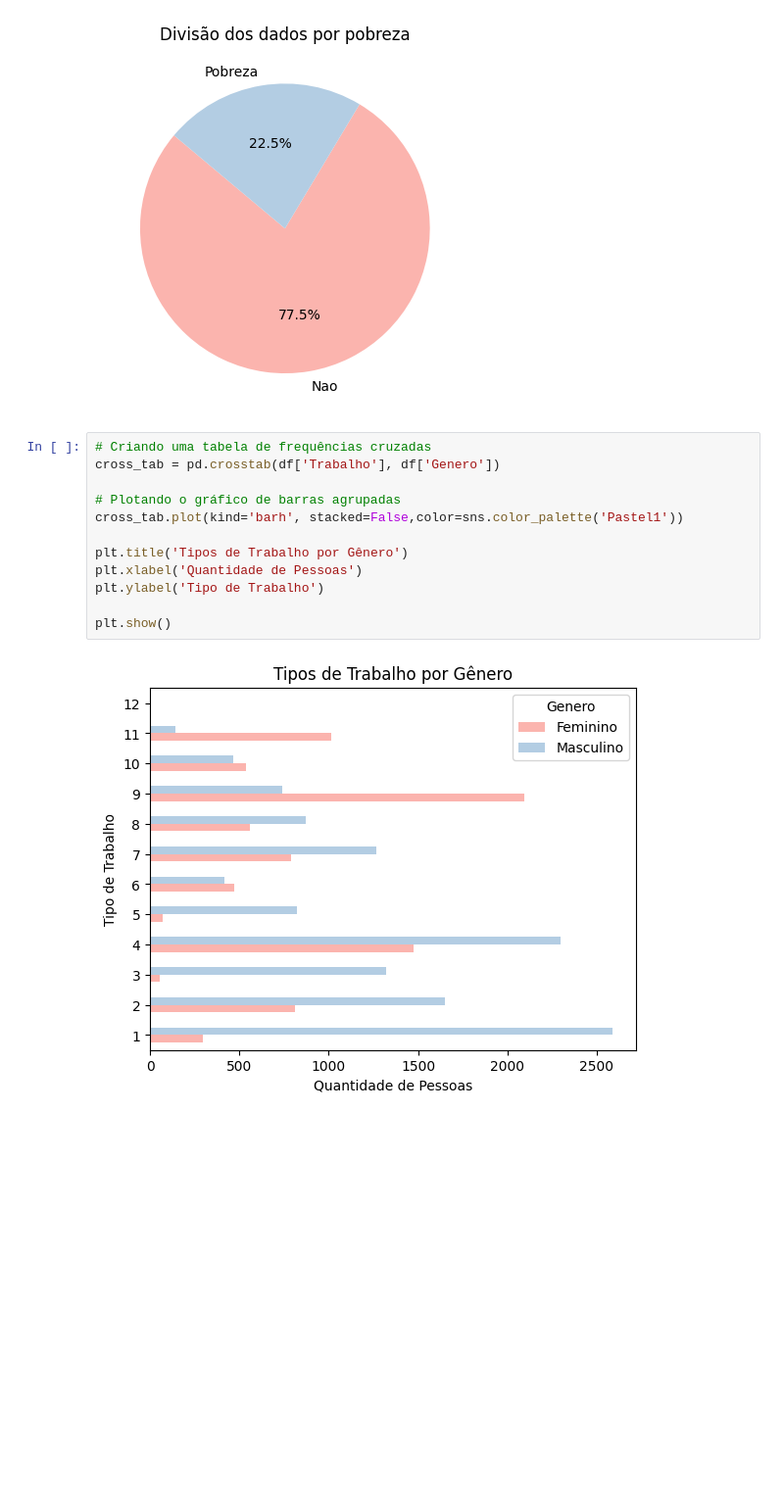
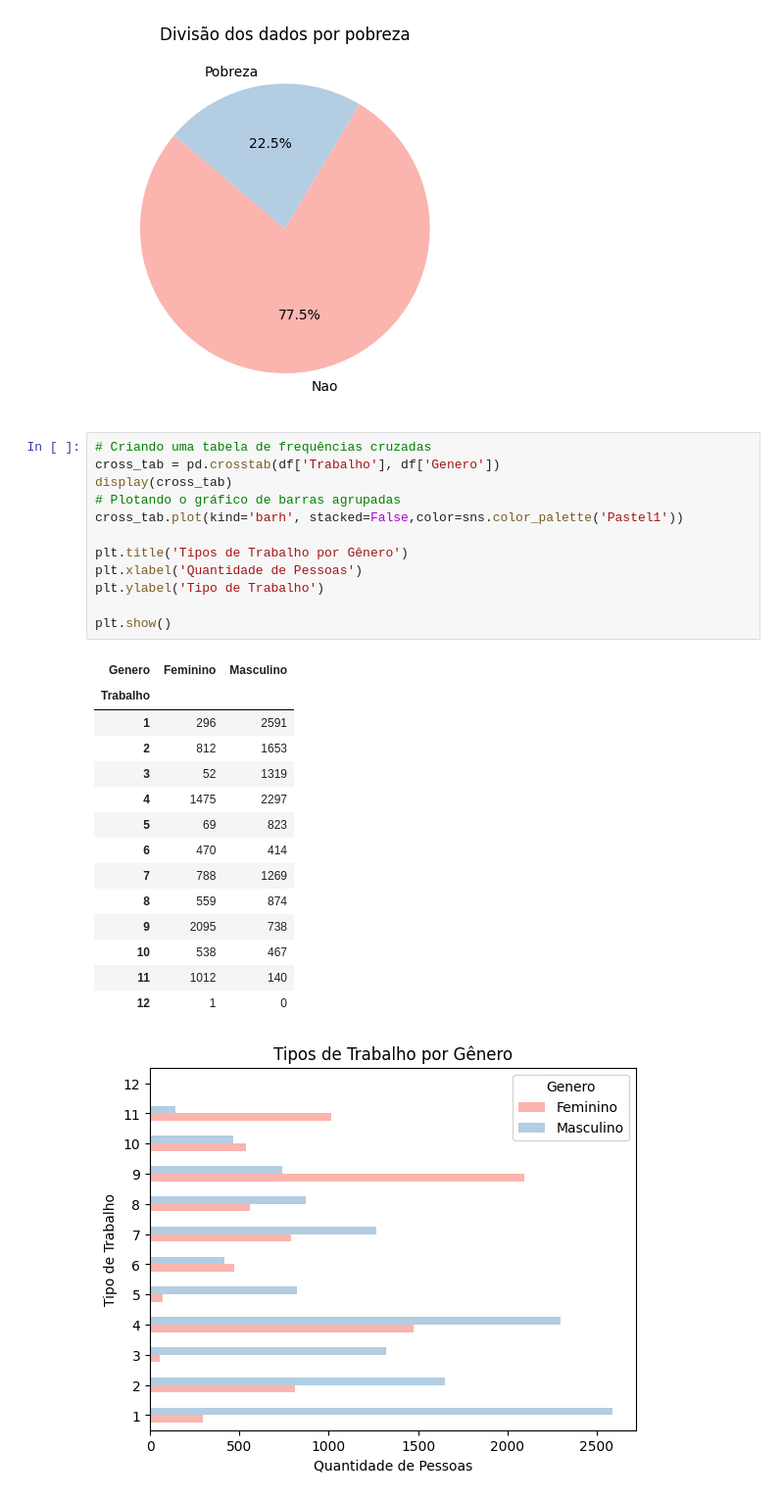
Before and after one commit to mxtqnt/ProbabilidadeEstatistica, a Jupyter notebook: src/homework/notebook.ipynb, the cells around one changed output. Shown at 98% size. Saved outputs shown, nothing was run; the diff lists cells and outputs as text; blank space fills up the shorter version.

```diff
--- a/src/homework/notebook.ipynb
+++ b/src/homework/notebook.ipynb
@@ -114,16 +114,30 @@ plt.show()
 # %%
 # Criando uma tabela de frequências cruzadas
 cross_tab = pd.crosstab(df['Trabalho'], df['Genero'])
-
+display(cross_tab)
 # Plotando o gráfico de barras agrupadas
 cross_tab.plot(kind='barh', stacked=False,color=sns.color_palette('Pastel1'))
 
 plt.title('Tipos de Trabalho por Gênero')
 plt.xlabel('Quantidade de Pessoas')
 plt.ylabel('Tipo de Trabalho')
 
 plt.show()
 # %% [output]
+| Genero | Feminino | Masculino |
+| Trabalho |  |  |
+| 1 | 296 | 2591 |
+| 2 | 812 | 1653 |
+| 3 | 52 | 1319 |
+| 4 | 1475 | 2297 |
+| 5 | 69 | 823 |
+| 6 | 470 | 414 |
+| 7 | 788 | 1269 |
+| 8 | 559 | 874 |
+| 9 | 2095 | 738 |
+| 10 | 538 | 467 |
+| 11 | 1012 | 140 |
+| 12 | 1 | 0 |
 [figure]
 # %%
 # Criando uma tabela de frequências cruzadas
```
Also changed, not shown: parts of 5 cells of this notebook, 1 other file.
